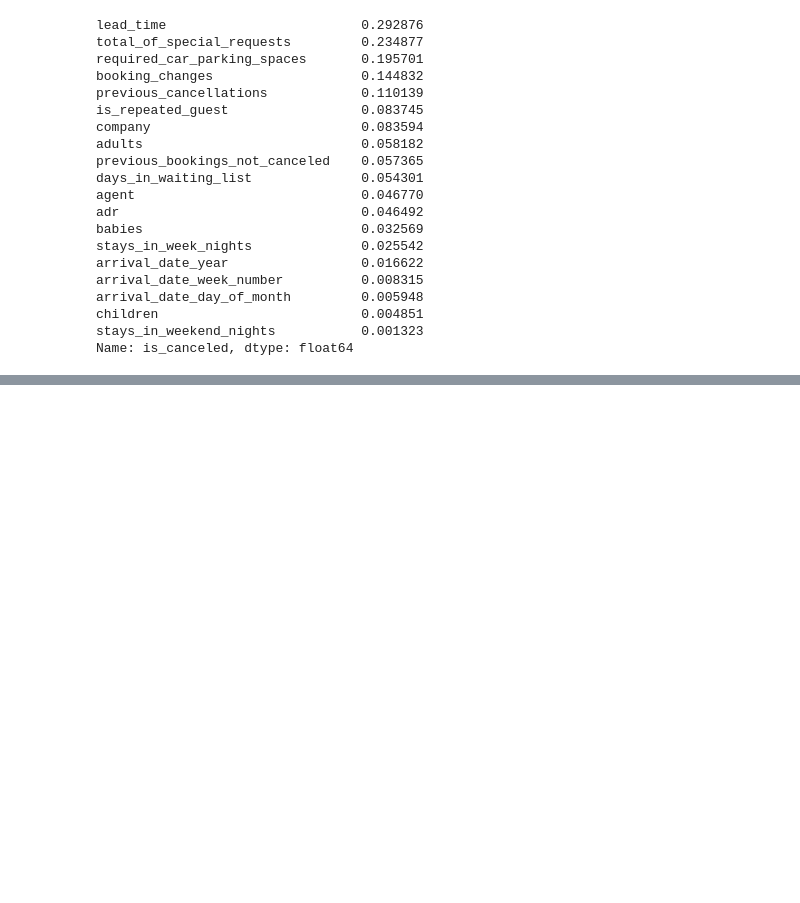
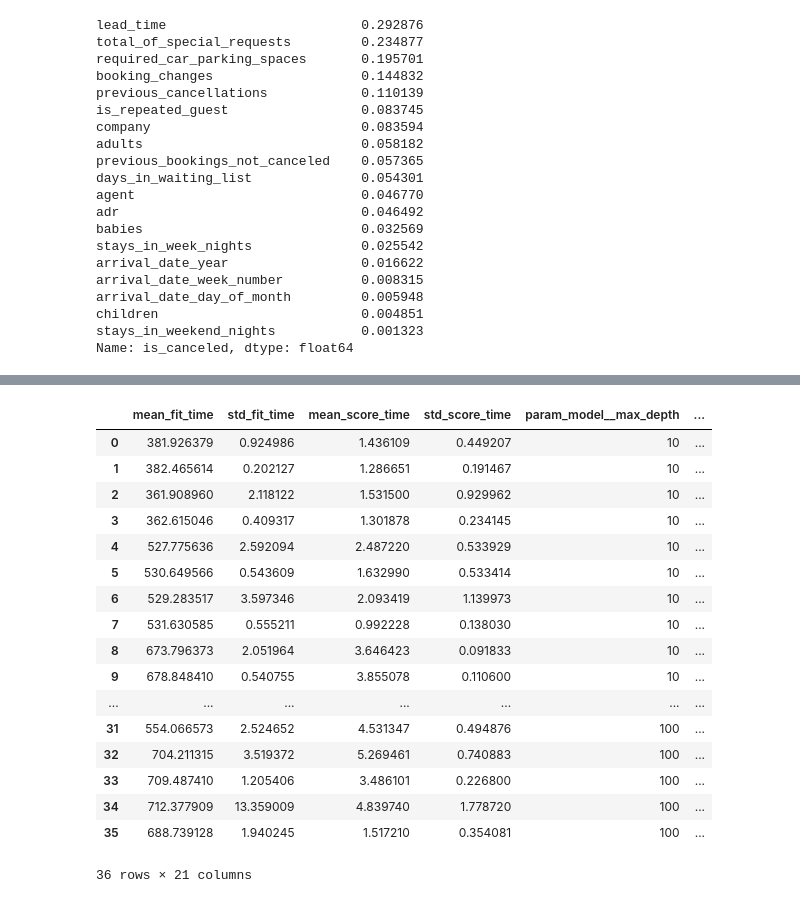
Before and after one commit to rebekahrest/data1030-final-project, a Jupyter notebook: Final Project.ipynb, the cells around one changed output, grey strips where cells are left out. Saved outputs shown, nothing was run; the diff lists cells and outputs as text; code cells hidden in the pictures; blank space fills up the shorter version.

```diff
--- a/Final Project.ipynb
+++ b/Final Project.ipynb
@@ -690,0 +917,22 @@ Name: is_canceled, dtype: float64
+# %%
+## Use GridsearchCV
+
+def train_model(name, model, param_grid):
+    #for name, model in base_models:
+    #X_other, X_test, y_other, y_test = train_test_split(X, y, test_size=0.2, random_state = 42)
+
+    pipe = Pipeline(steps=[('preprocessor', preprocessor),
+                          ('model', model)])
+
+    # prepare gridsearch
+    kf = KFold(n_splits=4, shuffle=True, random_state=42)
+    grid = GridSearchCV(pipe, param_grid=param_grid,cv=kf, return_train_score = True,n_jobs=-1,verbose=10)
+    # do kfold CV on _other
+    grid.fit(X_other, y_other)
+    feature_names = grid.best_estimator_[0].get_feature_names_out()
+
+    print(grid.best_score_)
+    print(grid.score(X_test,y_test))
+    print(grid.best_params_)
+
+    return grid, np.array(feature_names), X_test, y_test
@@ -690,0 +1038,6 @@ Name: is_canceled, dtype: float64
+# %%
+rf_param_grid = {'model__max_depth': [10,30,100],
+                 'model__min_samples_split': [2,4,8,16],
+                 'model__max_features': [0.5,0.75,1.0],}
+
+rf_grid, rf_feature_names, rf_X_test, rf_y_test = train_model("RF_model", RandomForestClassifier(random_state=42,n_jobs=-1), rf_param_grid)
@@ -690,0 +1062,22 @@ Name: is_canceled, dtype: float64
+# %%
+rf_cv_results_df = pd.DataFrame(rf_grid.cv_results_)
+rf_cv_results_df
+# %% [output]
+|  | mean_fit_time | std_fit_time | mean_score_time | std_score_time | param_model__max_depth | ... |
+| 0 | 381.926379 | 0.924986 | 1.436109 | 0.449207 | 10 | ... |
+| 1 | 382.465614 | 0.202127 | 1.286651 | 0.191467 | 10 | ... |
+| 2 | 361.908960 | 2.118122 | 1.531500 | 0.929962 | 10 | ... |
+| 3 | 362.615046 | 0.409317 | 1.301878 | 0.234145 | 10 | ... |
+| 4 | 527.775636 | 2.592094 | 2.487220 | 0.533929 | 10 | ... |
+| 5 | 530.649566 | 0.543609 | 1.632990 | 0.533414 | 10 | ... |
+| 6 | 529.283517 | 3.597346 | 2.093419 | 1.139973 | 10 | ... |
+| 7 | 531.630585 | 0.555211 | 0.992228 | 0.138030 | 10 | ... |
+| 8 | 673.796373 | 2.051964 | 3.646423 | 0.091833 | 10 | ... |
+| 9 | 678.848410 | 0.540755 | 3.855078 | 0.110600 | 10 | ... |
+| ... | ... | ... | ... | ... | ... | ... |
+| 31 | 554.066573 | 2.524652 | 4.531347 | 0.494876 | 100 | ... |
+| 32 | 704.211315 | 3.519372 | 5.269461 | 0.740883 | 100 | ... |
+| 33 | 709.487410 | 1.205406 | 3.486101 | 0.226800 | 100 | ... |
+| 34 | 712.377909 | 13.359009 | 4.839740 | 1.778720 | 100 | ... |
+| 35 | 688.739128 | 1.940245 | 1.517210 | 0.354081 | 100 | ... |
+36 rows × 21 columns
```
Also changed, not shown: parts of 65 cells of this notebook, 2 other files.
